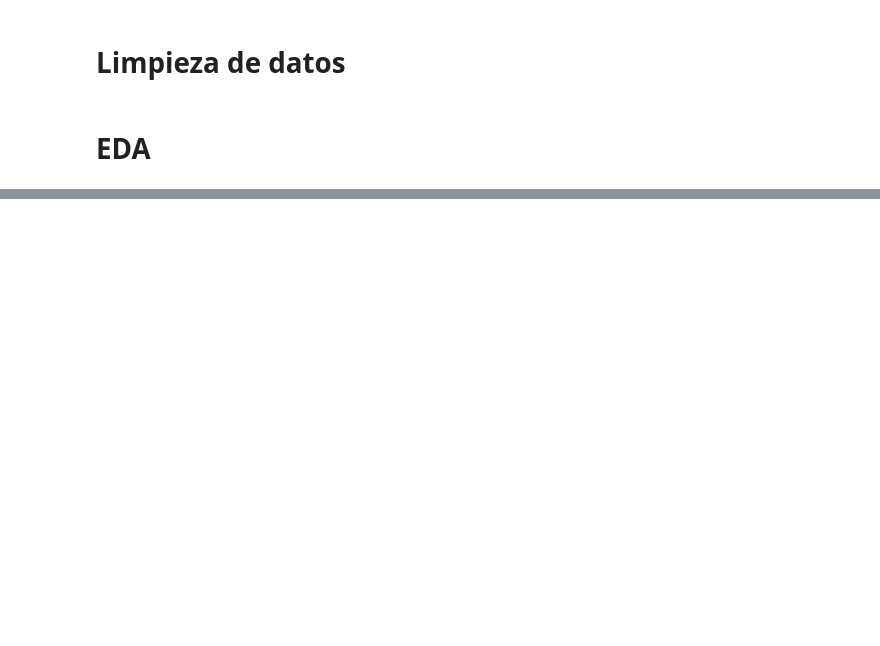
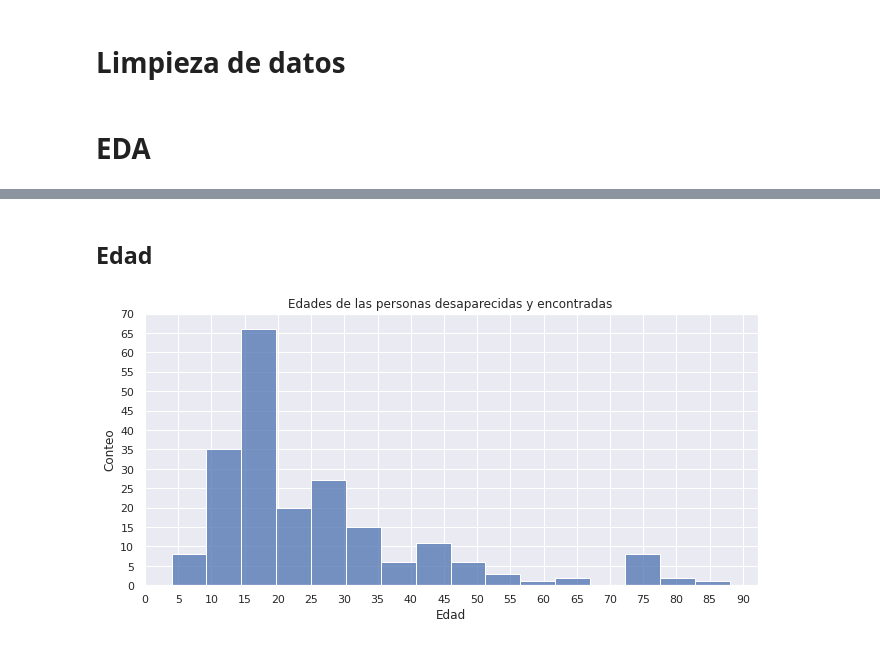
Before and after one commit to lukedup/CECASEM, a Jupyter notebook: anlisis_datos.ipynb, the cells around one changed output, grey strips where cells are left out. Cells and saved outputs as stored; diff of their text form; code cells hidden in the pictures; blank space fills up the shorter version.

```diff
--- a/anlisis_datos.ipynb
+++ b/anlisis_datos.ipynb
@@ -79,0 +82,16 @@ plt.show()
+# %% [markdown]
+## Edad
+# %%
+#@title
+plt.figure(figsize = (11, 5))
+g = sns.histplot(
+    data=df_datos, x='Edad'
+)
+plt.ylabel('Conteo')
+plt.xlabel('Edad')
+plt.title('Edades de las personas desaparecidas y encontradas')
+plt.xticks(np.arange(0, 91, 5))
+plt.yticks(np.arange(0, 75, 5))
+plt.show()
+# %% [output]
+[figure, added]
```
Also changed, not shown: parts of 23 cells of this notebook.
